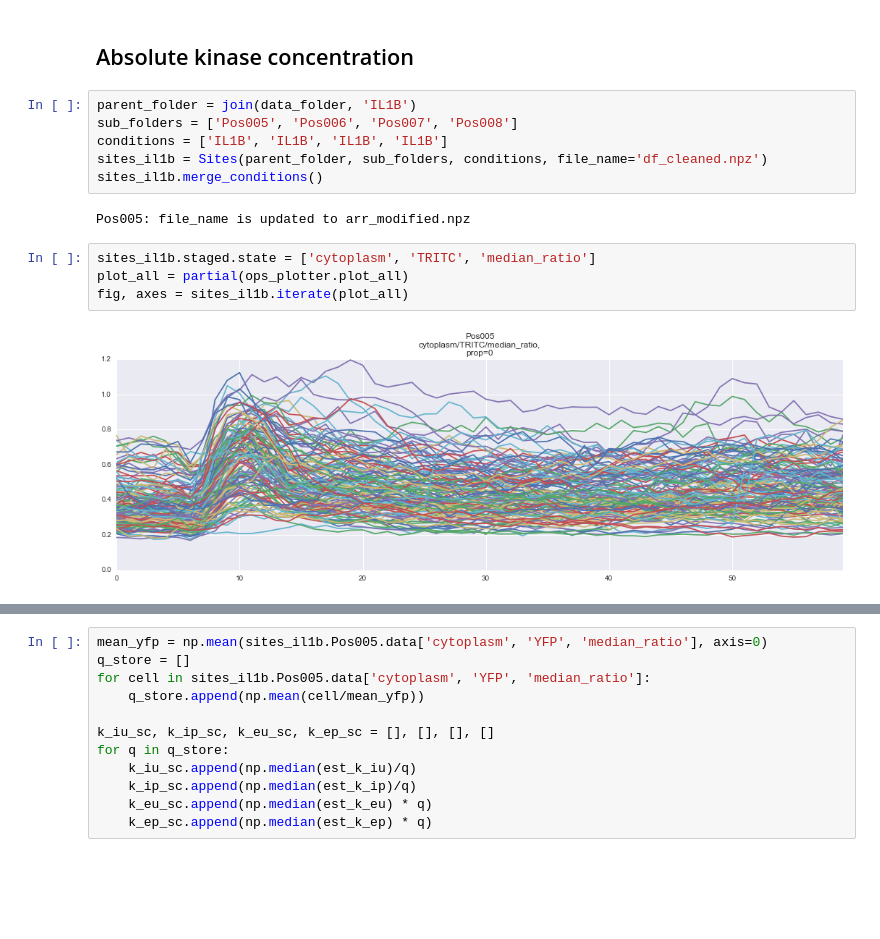
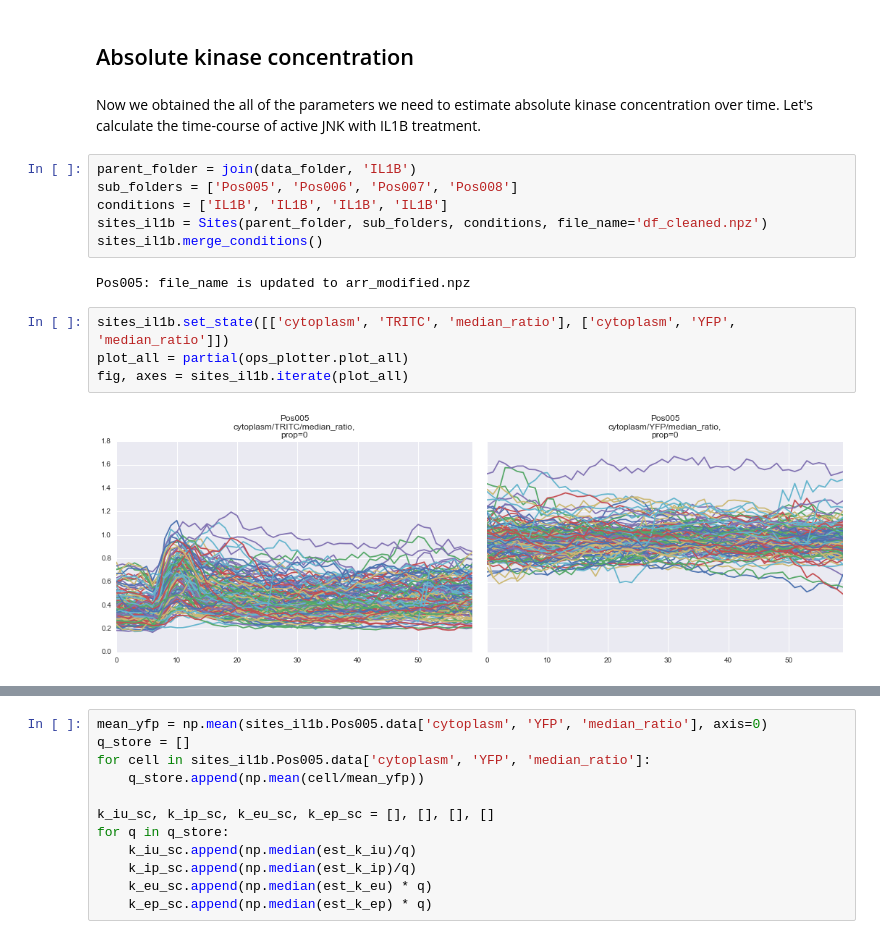
Before and after one commit to macklin/covertrace, a Jupyter notebook: KTRProtocol.ipynb, the cells around one changed output, grey strips where cells are left out. Cells and saved outputs as stored; diff of their text form; blank space fills up the shorter version.

```diff
--- a/KTRProtocol.ipynb
+++ b/KTRProtocol.ipynb
@@ -401,6 +376,9 @@ print est_k_d, est_Kmd
 0.0886295144696 0.994698861757
 # %% [markdown]
 ## Absolute kinase concentration
+# %% [markdown]
+Now we obtained the all of the parameters we need to estimate absolute kinase concentration over time.
+Let's calculate the time-course of active JNK with IL1B treatment.
 # %%
 parent_folder = join(data_folder, 'IL1B')
 sub_folders = ['Pos005', 'Pos006', 'Pos007', 'Pos008']
@@ -410,8 +388,8 @@ sites_il1b.merge_conditions()
 # %% [output]
 Pos005: file_name is updated to arr_modified.npz
 # %%
-sites_il1b.staged.state = ['cytoplasm', 'TRITC', 'median_ratio']
+sites_il1b.set_state([['cytoplasm', 'TRITC', 'median_ratio'], ['cytoplasm', 'YFP', 'median_ratio']])
 plot_all = partial(ops_plotter.plot_all)
 fig, axes = sites_il1b.iterate(plot_all)
 # %% [output]
-[figure, old version]
+[figure, new version]
```
Also changed, not shown: parts of 21 cells of this notebook.
